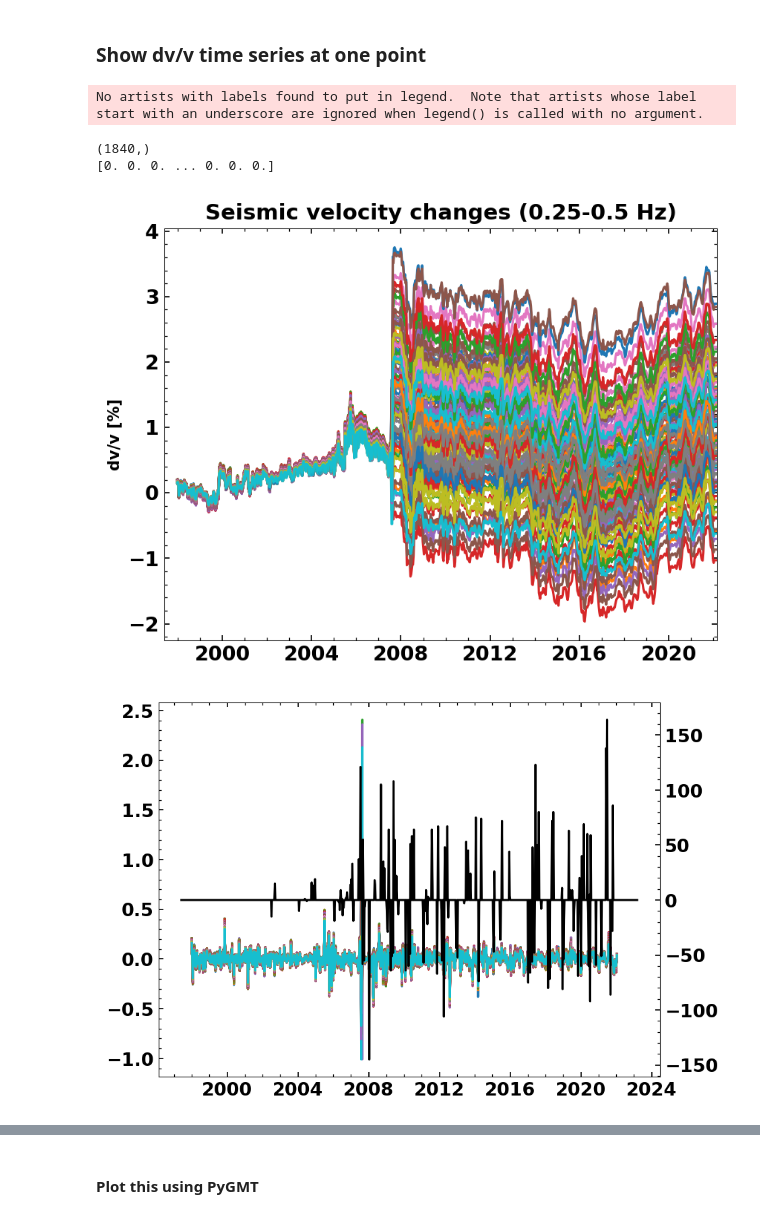
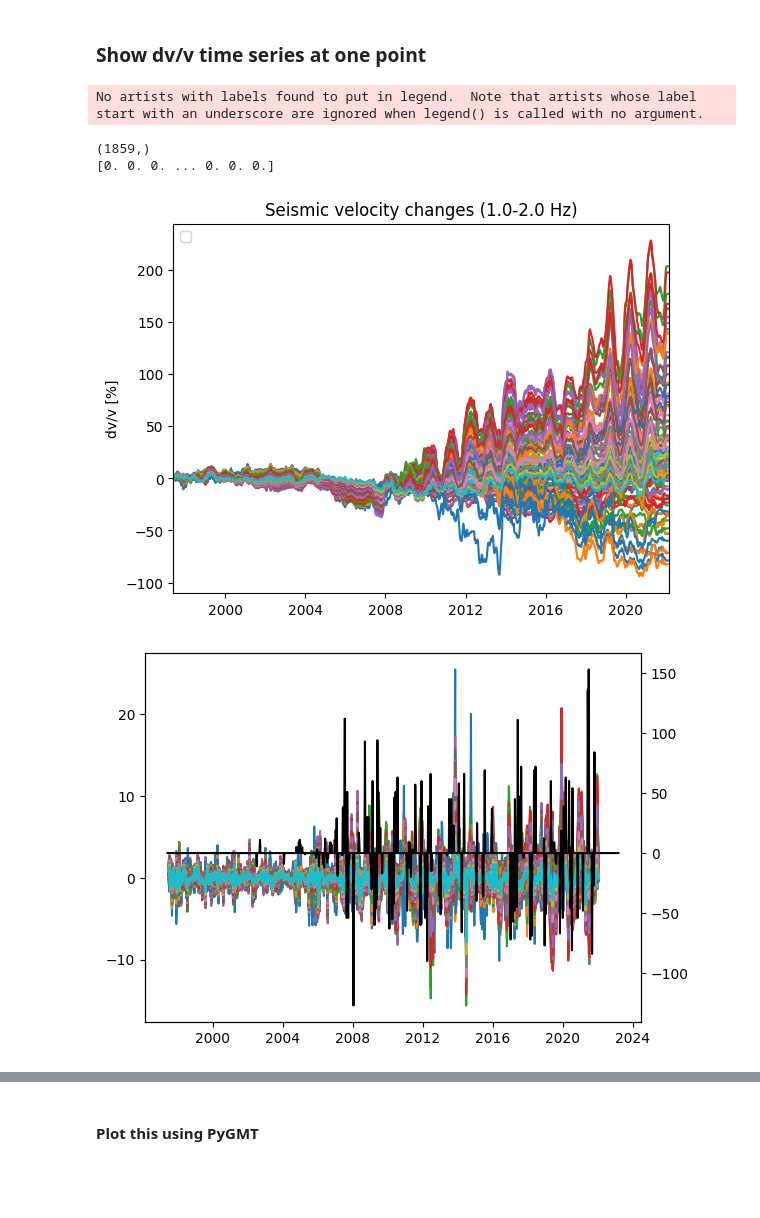
Before and after one commit to Denolle-Lab/Mt-St-Helens, a Jupyter notebook: spatial_dv.ipynb, the cells around one changed output, grey strips where cells are left out. Saved outputs shown, nothing was run; the diff lists cells and outputs as text; code cells hidden in the pictures; blank space fills up the shorter version.

```diff
--- a/spatial_dv.ipynb
+++ b/spatial_dv.ipynb
@@ -1581,3 +64,36 @@ plt.savefig('Lcurve_0.5.pdf', bbox_inches='tight', facecolor='None')
+# %%
+# Time dependent Lcurve
+import os
+
+from obspy import UTCDateTime
+
+os.makedirs('tdependent_lcurve', exist_ok=True)
+
+for ii, time in enumerate(times):
+    if np.all(np.isnan(residual[:, ii])):
+        continue
+    # if np.all(residual[:, ii]==0):
+    #     continue
+    plt.figure(figsize=(12, 9))
+    ax = plt.gca()
+    sizes = [sizedict[std] for std in std_model]
+    scatter = plt.scatter(model_variance[:, ii], residual[:, ii], c=corr_len, s=sizes)
+    # produce a legend with the unique colors from the scatter
+    legend1 = ax.legend(*scatter.legend_elements(),
+                        loc="lower left", title="Correlation Length [km]")
+    handles, labels = scatter.legend_elements(prop="colors", alpha=0.6)
+    legend1 = ax.legend(handles, labels, loc="center right", title="Correlation Length [km]")
+    ax.add_artist(legend1)
+
+    # produce a legend with a cross-section of sizes from the scatter
+    handles, labels = scatter.legend_elements(prop="sizes", alpha=0.6)
+    legend2 = ax.legend(handles, size_id, loc="upper right", title=r"$\sigma_{model}$")
+    plt.title(r'L-Curve spatial inversion $\frac{\delta dv/v}{dt}$')
+    plt.ylabel('Residual')
+    plt.xlabel('Model Variance')
+    # plt.xlim((0, None))
+    plt.savefig(f'tdependent_lcurve/{filename}_{UTCDateTime(time)}.png', bbox_inches='tight', facecolor='None', dpi=200)
+    plt.close()
 # %%
 import os
 
@@ -1644,10 +160,10 @@ from scipy.interpolate import interp1d
 from obspy import UTCDateTime
 
 
-freq0 = 0.25
+freq0 = 1.0
 
 infile = glob.glob(
-    '/home/pm/Documents_sync/PhD/StHelens/spatial/ddt_newdvs_cl2_std0.25_largemap/'
+    '/home/pm/Documents_sync/PhD/StHelens/spatial/ddt_newdvs_cl2_std0.064_largemap/'
     f'xstations_{freq0}-{freq0*2}_wl864000_tw*__1b_mute_SW_pretmooth60d_srw/dvdt_3D.npz')[0]
 
 loaded = np.load(infile)
@@ -1734,7 +250,7 @@ plt.colorbar()
 # %%
 import datetime
 # load numpy archives with data availability
-loaded= np.load('/home/pm/Documents_sync/PhD/StHelens/dv/resp_removed_longtw_final_QCpass/avail_0.25.npz', allow_pickle=True)
+loaded= np.load(f'/home/pm/Documents_sync/PhD/StHelens/dv/resp_removed_longtw_final_QCpass/avail_{freq0}.npz', allow_pickle=True)
 avail_t = loaded['t']
 avail_n = loaded['n']
 
@@ -1766,34 +282,34 @@ plt.savefig(f'dvv1d_{freq0}.pdf', bbox_inches='tight', transparent=True)
 
 plt.figure()
 for ii in range(10):
     ii += 10
     for jj in range(10):
         jj += 10
         plt.plot(datetimes, -100*dvdt[ii, jj, :])
 ax1 = plt.gca()
 ax2 = plt.twinx()
 ax2.plot(avail_t, avail_nd, color='k')
 
 plt.figure()
 # for ii in range(10):
 #     ii += 10
 #     for jj in range(10):
 #         jj += 10
 #         # plt.plot(datetimes, -100*dvdt[ii, jj, :])
 #         plt.plot(np.correlate(dvdt[ii, jj, :], np.diff(avail_n)))
 # lag time
 # print(avail_t[21:], datetimes[-2])
-tau = np.arange(-920, 920, 1)
+tau = np.arange(-929, 930, 1)
 
 correlation = np.correlate(np.nan_to_num(abs(dvdt[15, 15, :-2])), abs(avail_nd[21:]), mode='full')
 print(correlation.shape)
 plt.plot(tau, correlation)
 plt.xlim([-950, 950])
 
 print(correlation)
 # %% [output]
 No artists with labels found to put in legend.  Note that artists whose label start with an underscore are ignored when legend() is called with no argument.
-(1840,)
+(1859,)
 [0. 0. 0. ... 0. 0. 0.]
-[figure, old version]
+[figure, new version]
-[figure, old version]
+[figure, new version]
```
Also changed, not shown: parts of 40 cells of this notebook, 5 other files.
